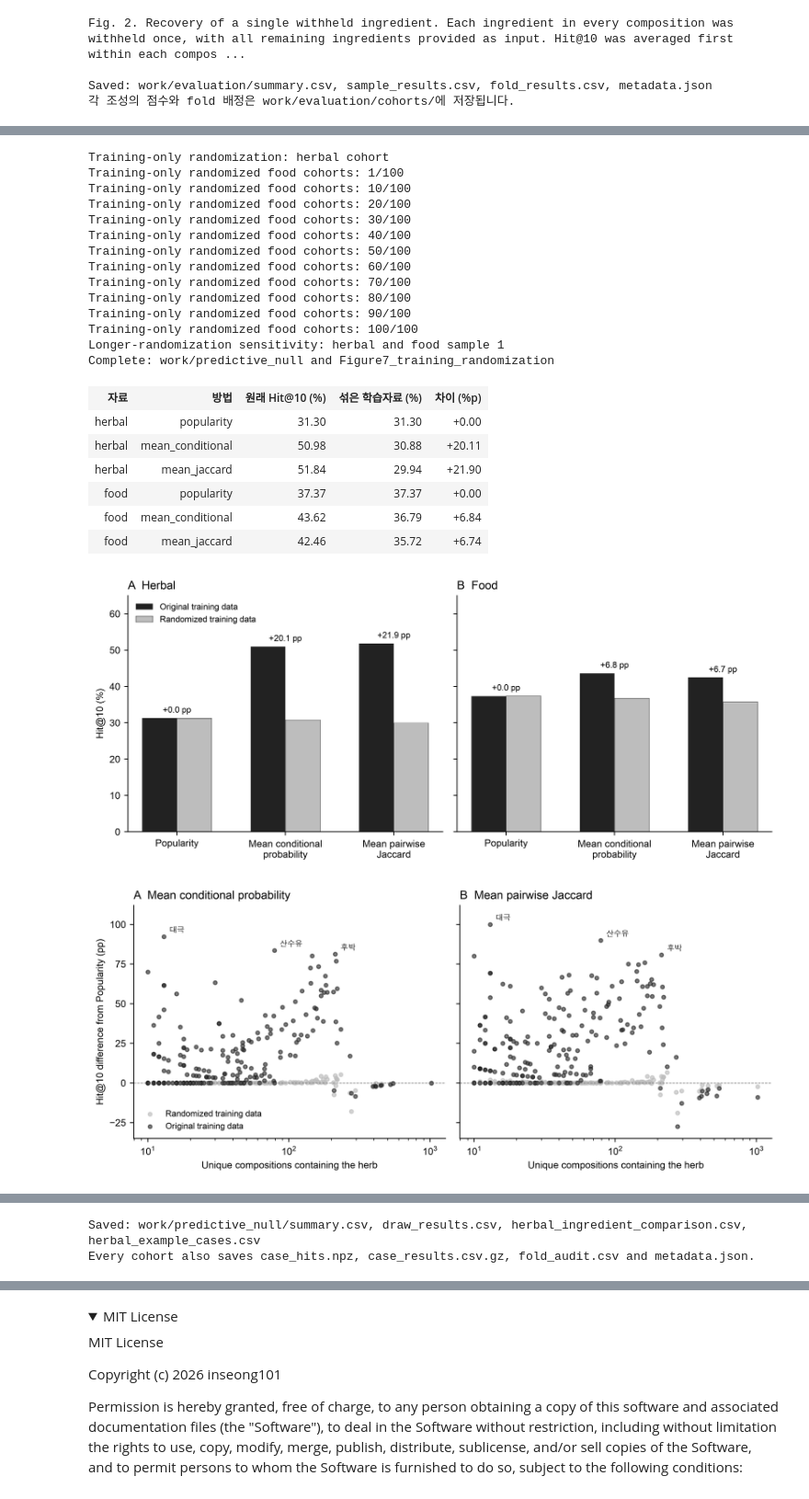
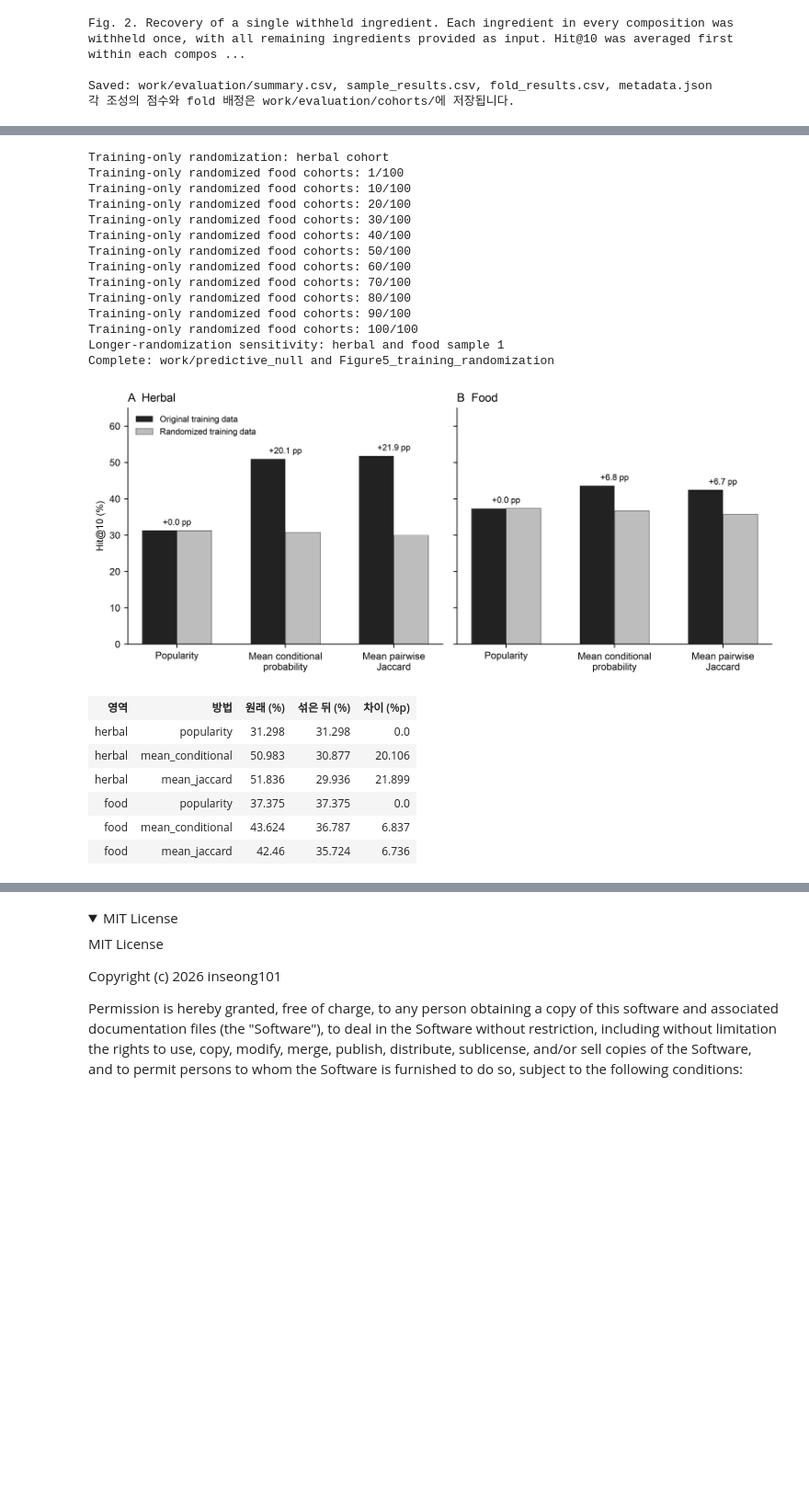
Before and after one commit to inseong101/HerbalFormulaCompletion, a Jupyter notebook: Colab.ipynb, the cells around one changed output, grey strips where cells are left out. Shown at 92% size. Drawn from its saved outputs; the diff is of its cells as text; code cells hidden in the pictures; folded sections open; blank space fills up the shorter version.

```diff
--- a/Colab.ipynb
+++ b/Colab.ipynb
@@ -553,50 +478,32 @@ All tested pairs, two-chain diagnostics, null examples and margin-check matrices
 # %%
-subprocess.run([sys.executable, "-u", str(fresh / "run.py"), "--predictive-null-only", "--workers", "2", "--predictive-draws", "20"], check=True)
-predictive_dir = fresh / "work/predictive_null"
-predictive_meta = json.loads((predictive_dir / "metadata.json").read_text())
-assert predictive_meta["status"] == "complete" and predictive_meta["primary_cohorts"] == 101
-show_table(["자료", "방법", "원래 Hit@10 (%)", "섞은 학습자료 (%)", "차이 (%p)"], [
-    [r["domain"], r["method"], f'{100*float(r["observed"]):.2f}', f'{100*float(r["randomized_mean"]):.2f}', f'{100*float(r["difference"]):+.2f}']
-    for r in pipeline.read_rows(predictive_dir / "summary.csv")
-])
-for stem in ["Figure7_training_randomization", "Figure8_herb_specific_prediction"]:
-    display(Image(filename=str(fresh / "figures" / (stem + ".png"))))
-for name in ["Figure7_caption.txt", "Figure8_caption.txt"]:
-    print((fresh / "figures" / name).read_text())
-show_table(["약재", "평가 사례 수", "Popularity (%)", "Conditional (%)", "섞은 Conditional (%)"], [
-    [r["ingredient"], r["test_cases"], f'{100*float(r["popularity_hit_rate"]):.1f}', f'{100*float(r["observed_hit_rate"]):.1f}', f'{100*float(r["randomized_hit_rate"]):.1f}']
-    for r in pipeline.read_rows(predictive_dir / "herbal_top_gains.csv") if r["method"] == "mean_conditional"
-])
-show_table(["자료", "방법", "교환 50배 (%)", "교환 100배 (%)"], [
-    [r["domain"], r["method"], f'{100*float(r["primary_randomized_mean"]):.2f}', f'{100*float(r["longer_randomized_mean"]):.2f}']
-    for r in pipeline.read_rows(predictive_dir / "sensitivity_summary.csv")
-])
-shutil.copytree(predictive_dir, repo / "work/predictive_null", dirs_exist_ok=True)
-for path in (fresh / "figures").glob("Figure[78]*"):
+subprocess.run([sys.executable, "-u", str(fresh / "run.py"), "--predictive-null-only", "--workers", "2"], check=True)
+display(Image(filename=str(fresh / "figures/Figure5_training_randomization.png")))
+show_table(["영역", "방법", "원래 (%)", "섞은 뒤 (%)", "차이 (%p)"], [
+    [r["domain"], r["method"], round(100*float(r["observed"]),3), round(100*float(r["randomized_mean"]),3), round(100*float(r["difference"]),3)]
+    for r in pipeline.read_rows(fresh / "work/predictive_null/summary.csv")])
+shutil.copytree(fresh / "work/predictive_null", repo / "work/predictive_null", dirs_exist_ok=True)
+for path in (fresh / "figures").glob("Figure5_*"):
     shutil.copyfile(path, repo / "figures" / path.name)
-print("Saved: work/predictive_null/summary.csv, draw_results.csv, herbal_ingredient_comparison.csv, herbal_example_cases.csv")
-print("Every cohort also saves case_hits.npz, case_results.csv.gz, fold_audit.csv and metadata.json.")
 # %% [output]
 Training-only randomization: herbal cohort
 Training-only randomized food cohorts: 1/100
 Training-only randomized food cohorts: 10/100
 Training-only randomized food cohorts: 20/100
 Training-only randomized food cohorts: 30/100
 Training-only randomized food cohorts: 40/100
 Training-only randomized food cohorts: 50/100
 Training-only randomized food cohorts: 60/100
 Training-only randomized food cohorts: 70/100
 Training-only randomized food cohorts: 80/100
 Training-only randomized food cohorts: 90/100
 Training-only randomized food cohorts: 100/100
 Longer-randomization sensitivity: herbal and food sample 1
-Complete: work/predictive_null and Figure7_training_randomization
+Complete: work/predictive_null and Figure5_training_randomization
+[figure]
-| 자료 | 방법 | 원래 Hit@10 (%) | 섞은 학습자료 (%) | 차이 (%p) |
-| herbal | popularity | 31.30 | 31.30 | +0.00 |
-| herbal | mean_conditional | 50.98 | 30.88 | +20.11 |
-| herbal | mean_jaccard | 51.84 | 29.94 | +21.90 |
-| food | popularity | 37.37 | 37.37 | +0.00 |
-| food | mean_conditional | 43.62 | 36.79 | +6.84 |
-| food | mean_jaccard | 42.46 | 35.72 | +6.74 |
+| 영역 | 방법 | 원래 (%) | 섞은 뒤 (%) | 차이 (%p) |
+| herbal | popularity | 31.298 | 31.298 | 0.0 |
+| herbal | mean_conditional | 50.983 | 30.877 | 20.106 |
+| herbal | mean_jaccard | 51.836 | 29.936 | 21.899 |
+| food | popularity | 37.375 | 37.375 | 0.0 |
+| food | mean_conditional | 43.624 | 36.787 | 6.837 |
+| food | mean_jaccard | 42.46 | 35.724 | 6.736 |
-[figure]
-[figure, removed]
@@ -624,3 +510 @@ Fig. 8. Herb-specific improvement over Popularity. Each point represents one her
-Saved: work/predictive_null/summary.csv, draw_results.csv, herbal_ingredient_comparison.csv, herbal_example_cases.csv
-Every cohort also saves case_hits.npz, case_results.csv.gz, fold_audit.csv and metadata.json.
 # %% [markdown]
```
Also changed, not shown: parts of 7 cells of this notebook, 34 other files.
